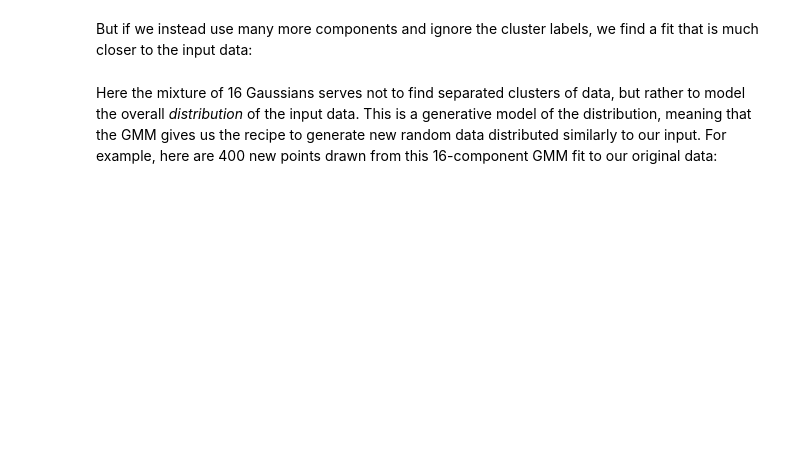
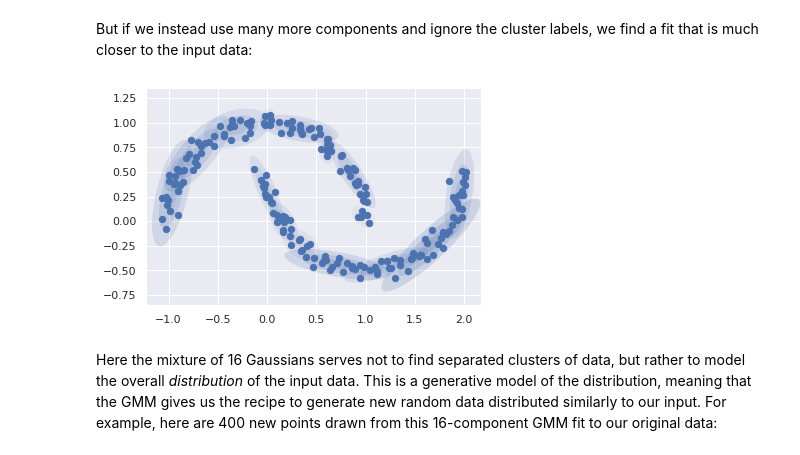
Before and after one commit to soundaranirv/Jupyter_Content, a Jupyter notebook: 13_4_Gaussian-Mixtures.ipynb, the cells around one changed output. Saved outputs shown, nothing was run; the diff lists cells and outputs as text; code cells hidden in the pictures; blank space fills up the shorter version.

```diff
--- a/13_4_Gaussian-Mixtures.ipynb
+++ b/13_4_Gaussian-Mixtures.ipynb
@@ -223,6 +233,11 @@ If we try to fit this with a two-component GMM viewed as a clustering model, the
 But if we instead use many more components and ignore the cluster labels, we find a fit that is much closer to the input data:
 # %%
 # fit the GMM model and plot the MOONS data with 16 components
+
+gmm16 = GaussianMixture(n_components=16, covariance_type='full', random_state=0)
+plot_gmm(gmm16, X_moons, label=False)
+# %% [output]
+[figure, added]
 # %% [markdown]
 Here the mixture of 16 Gaussians serves not to find separated clusters of data, but rather to model the overall *distribution* of the input data.
 This is a generative model of the distribution, meaning that the GMM gives us the recipe to generate new random data distributed similarly to our input.
```
Also changed, not shown: parts of 14 cells of this notebook, 4 other files.
